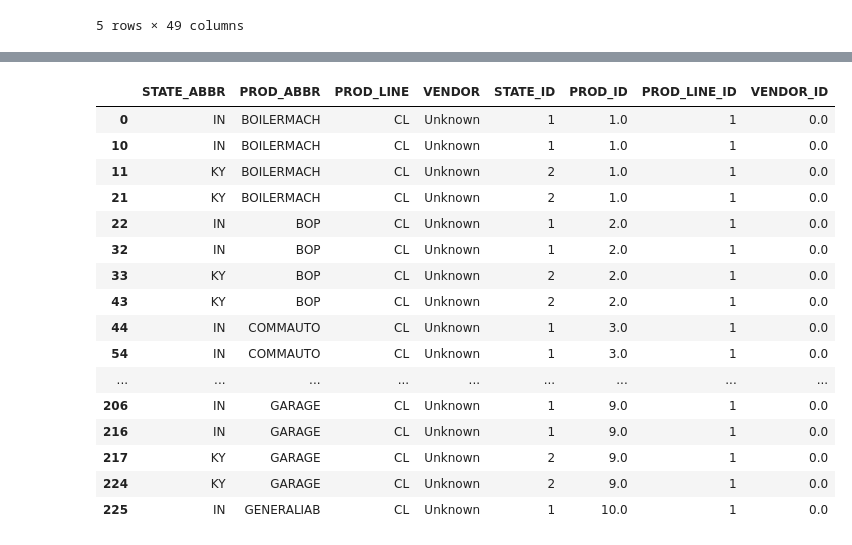
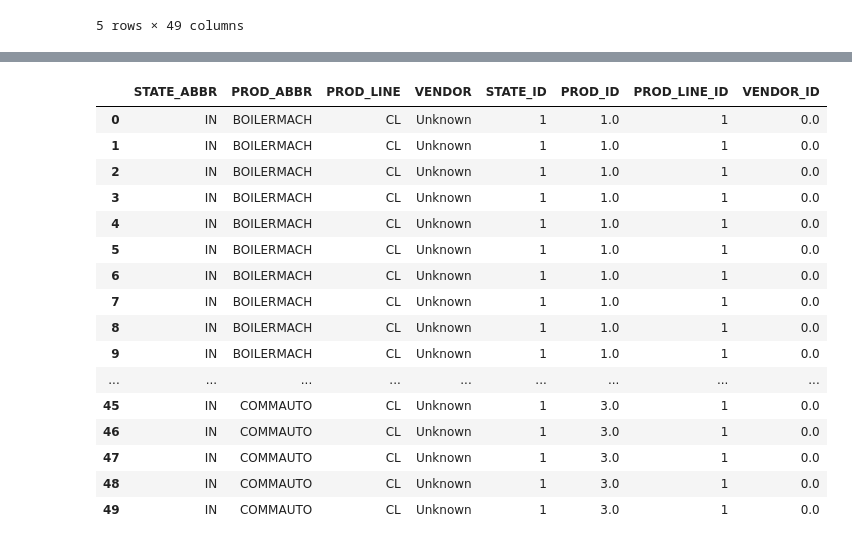
Before and after one commit to MKet/ADS3_Project, a Jupyter notebook: Proftaak cleaning.ipynb, the cells around one changed output, grey strips where cells are left out. Drawn from its saved outputs; the diff is of its cells as text; code cells hidden in the pictures.

```diff
--- a/Proftaak cleaning.ipynb
+++ b/Proftaak cleaning.ipynb
@@ -32,7 +32,7 @@ df.head()
 | 4 | 3 | 3 | BOILERMACH | CL | IN | 2009 | ... |
 5 rows × 49 columns
 # %%
-df.drop(['RETENTION_RATIO'], axis = 1, inplace = True)
+df = df.drop(['RETENTION_RATIO'], axis = 1)
 
 # Primary_Agency_ID: When this column data is missing/99999 we are going to replace it with the Agency_ID.
 # We can not find any way to associate a primary agency with the agency in question so will replace it with its ID.
@@ -46,14 +46,14 @@ df['PL_END_YEAR'] = np.where(df['PL_START_YEAR'] == 0, 0, 1)
 
 # Agency_appointment_year: 5000 missing data, irrelevant column, will be replaced with average.
 mean = df['AGENCY_APPOINTMENT_YEAR'].mean()
-df['AGENCY_APPOINTMENT_YEAR'].replace(99999, mean, inplace=True)
+df['AGENCY_APPOINTMENT_YEAR'] = df['AGENCY_APPOINTMENT_YEAR'].replace(99999, mean, inplace=True)
 
 # replace the rest of the 99999 values with 0
-df.replace(99999, 0, inplace=True)
+df = df.replace(99999, 0)
 # %%
 #Get a list of all values needing to be recalculated per item
 recal = ["POLY_INFORCE_QTY", "NB_WRTN_PREM_AMT", "WRTN_PREM_AMT", "PRD_ERND_PREM_AMT", "PRD_INCRD_LOSSES_AMT"]
-df = df[(df["MONTHS"] != 12)]
+
 for index, row in df.iterrows():
     #Amount of months
     months = row["MONTHS"]
@@ -189,10 +189,10 @@ for index, row in df.iterrows():
     for col in average:
         if(row[col] == 0):
             try:
-                newvalue = state_dict[(row["STATE_ABBR"], row["PROD_LINE"])]
+                newvalue = state_dict[(row["STATE_ABBR"], row["PROD_LINE"])][col]
             except(ValueError): #No average can be found since its all 0
                 newvalue = 0
-            df.set_value(index, col, newvalue[col])
+            df.set_value(index, col, newvalue)
 # %%
 df[average].head(10)
 # %% [output]
@@ -210,39 +210,35 @@ df[average].head(10)
 # %%
-df.replace(99999, 0, inplace=True)
-df.STATE_ABBR.unique()
 statedict = {np.NaN : 0, "IN" : 1, "KY" : 2, "MI" : 3, "OH" : 4, "PA" : 5, "WV" : 6}
-df.PROD_ABBR.unique()
 proddict = {np.NaN : 0, "BOILERMACH" : 1, "BOP" : 2, "COMMAUTO" : 3, "COMMINLMAR" : 4, "COMMPOL": 5, "COMMUMBREL" : 6, "CRIME" : 7,
            "FIREALLIED" : 8, "GARAGE" : 9, "GENERALIAB" : 10, "WORKCOMP" : 11, "ANNIV" : 12, "ANNIV   12":13, "CYCLES":14,
            "DTALK":15, "DWELLFIRE":16, "HOMEONWERS":17,"MOBILEHOME":18,"MOTORHOM12":19,"MOTORHOME":20,"PERSUMBREL":21, "YACHT":22,
            "DTALK   12":23, "PERSINLMAR":24, "SNOWMOBILE":25,"CYCLES  12":26,"SNOWMOBBI12":27,"PERSAIP":28}
-df.PROD_LINE.unique()
 prodlinedict = {np.NaN : 0, "CL":1, "PL":2}
 vendordict = {'Unknown': 0, 'A': 1, 'B':2, 'C' : 3, 'E':4}
 
 df['STATE_ID'] = df['STATE_ABBR'].map(statedict)
 df['PROD_ID'] = df["PROD_ABBR"].map(proddict)
 df['PROD_LINE_ID'] = df['PROD_LINE'].map(prodlinedict)
 df['VENDOR_ID'] = df['VENDOR'].map(vendordict)
 df[["STATE_ABBR", "PROD_ABBR", "PROD_LINE", "VENDOR", "STATE_ID", "PROD_ID", "PROD_LINE_ID", "VENDOR_ID"]].head(50)
 # %% [output]
 |  | STATE_ABBR | PROD_ABBR | PROD_LINE | VENDOR | STATE_ID | PROD_ID | PROD_LINE_ID | VENDOR_ID |
 | 0 | IN | BOILERMACH | CL | Unknown | 1 | 1.0 | 1 | 0.0 |
-| 10 | IN | BOILERMACH | CL | Unknown | 1 | 1.0 | 1 | 0.0 |
-| 11 | KY | BOILERMACH | CL | Unknown | 2 | 1.0 | 1 | 0.0 |
-| 21 | KY | BOILERMACH | CL | Unknown | 2 | 1.0 | 1 | 0.0 |
-| 22 | IN | BOP | CL | Unknown | 1 | 2.0 | 1 | 0.0 |
-| 32 | IN | BOP | CL | Unknown | 1 | 2.0 | 1 | 0.0 |
-| 33 | KY | BOP | CL | Unknown | 2 | 2.0 | 1 | 0.0 |
-| 43 | KY | BOP | CL | Unknown | 2 | 2.0 | 1 | 0.0 |
-| 44 | IN | COMMAUTO | CL | Unknown | 1 | 3.0 | 1 | 0.0 |
-| 54 | IN | COMMAUTO | CL | Unknown | 1 | 3.0 | 1 | 0.0 |
+| 1 | IN | BOILERMACH | CL | Unknown | 1 | 1.0 | 1 | 0.0 |
+| 2 | IN | BOILERMACH | CL | Unknown | 1 | 1.0 | 1 | 0.0 |
+| 3 | IN | BOILERMACH | CL | Unknown | 1 | 1.0 | 1 | 0.0 |
+| 4 | IN | BOILERMACH | CL | Unknown | 1 | 1.0 | 1 | 0.0 |
+| 5 | IN | BOILERMACH | CL | Unknown | 1 | 1.0 | 1 | 0.0 |
+| 6 | IN | BOILERMACH | CL | Unknown | 1 | 1.0 | 1 | 0.0 |
+| 7 | IN | BOILERMACH | CL | Unknown | 1 | 1.0 | 1 | 0.0 |
+| 8 | IN | BOILERMACH | CL | Unknown | 1 | 1.0 | 1 | 0.0 |
+| 9 | IN | BOILERMACH | CL | Unknown | 1 | 1.0 | 1 | 0.0 |
 | ... | ... | ... | ... | ... | ... | ... | ... | ... |
-| 206 | IN | GARAGE | CL | Unknown | 1 | 9.0 | 1 | 0.0 |
-| 216 | IN | GARAGE | CL | Unknown | 1 | 9.0 | 1 | 0.0 |
-| 217 | KY | GARAGE | CL | Unknown | 2 | 9.0 | 1 | 0.0 |
-| 224 | KY | GARAGE | CL | Unknown | 2 | 9.0 | 1 | 0.0 |
-| 225 | IN | GENERALIAB | CL | Unknown | 1 | 10.0 | 1 | 0.0 |
+| 45 | IN | COMMAUTO | CL | Unknown | 1 | 3.0 | 1 | 0.0 |
+| 46 | IN | COMMAUTO | CL | Unknown | 1 | 3.0 | 1 | 0.0 |
+| 47 | IN | COMMAUTO | CL | Unknown | 1 | 3.0 | 1 | 0.0 |
+| 48 | IN | COMMAUTO | CL | Unknown | 1 | 3.0 | 1 | 0.0 |
+| 49 | IN | COMMAUTO | CL | Unknown | 1 | 3.0 | 1 | 0.0 |
 # %%
 def ProgressBar(count, total):
     complete = ["=", "=", "=", "=","=","=","=","=","=","="]
```
Also changed, not shown: parts of 9 cells of this notebook.
